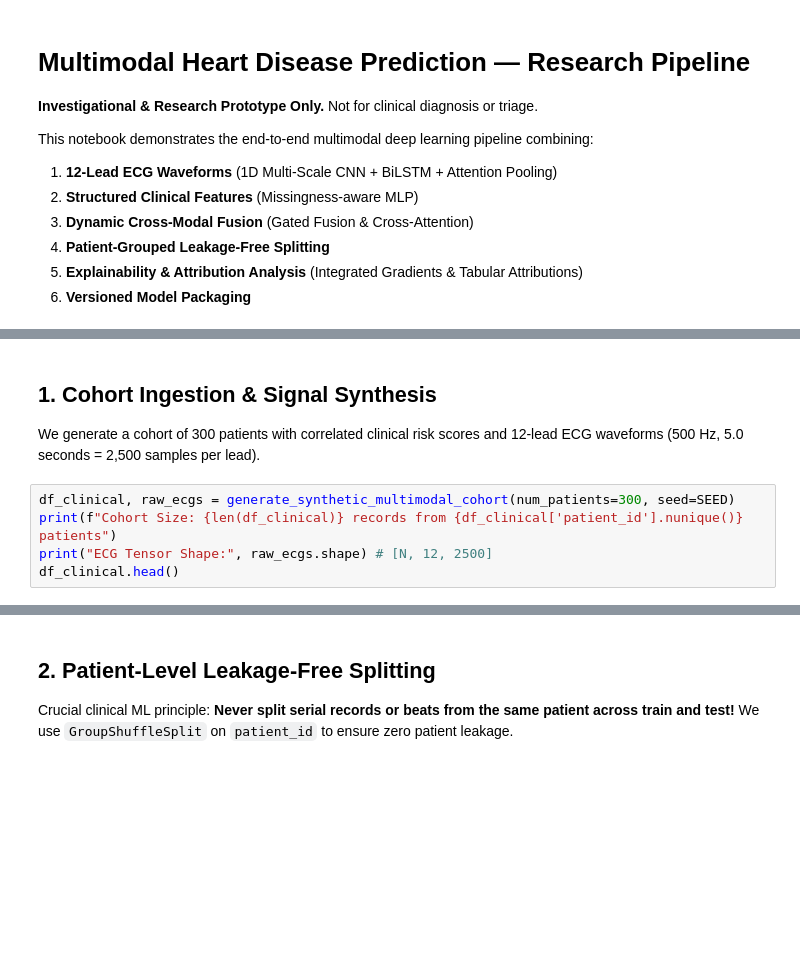
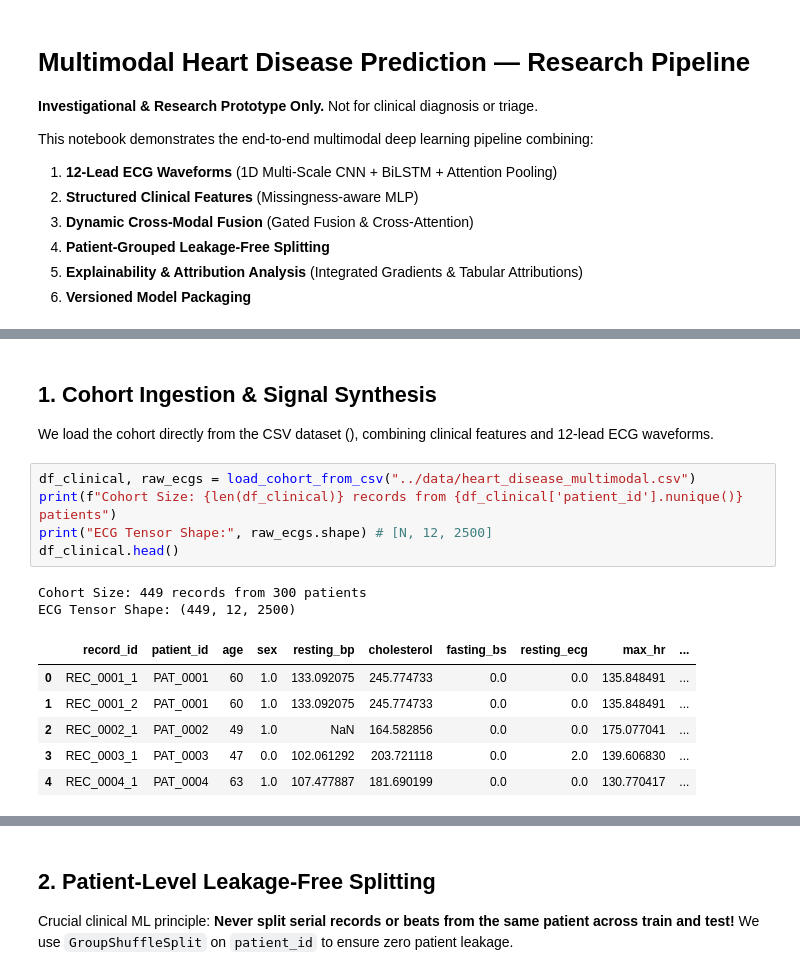
Before and after one commit to adarshgaurav1951/Multimodal-Deep-Learning-Framework-for-Heart-Disease-Prediction, a Jupyter notebook: notebooks/multimodal_heart_disease_pipeline.ipynb, the cells around one changed output, grey strips where cells are left out. Cells and saved outputs as stored; diff of their text form; blank space fills up the shorter version.

```diff
--- a/notebooks/multimodal_heart_disease_pipeline.ipynb
+++ b/notebooks/multimodal_heart_disease_pipeline.ipynb
@@ -39,9 +40,18 @@ print("Computation Device:", DEVICE)
 # %% [markdown]
 ## 1. Cohort Ingestion & Signal Synthesis
 
-We generate a cohort of 300 patients with correlated clinical risk scores and 12-lead ECG waveforms (500 Hz, 5.0 seconds = 2,500 samples per lead).
+We load the cohort directly from the CSV dataset (), combining clinical features and 12-lead ECG waveforms.
 # %%
-df_clinical, raw_ecgs = generate_synthetic_multimodal_cohort(num_patients=300, seed=SEED)
+df_clinical, raw_ecgs = load_cohort_from_csv("../data/heart_disease_multimodal.csv")
 print(f"Cohort Size: {len(df_clinical)} records from {df_clinical['patient_id'].nunique()} patients")
 print("ECG Tensor Shape:", raw_ecgs.shape) # [N, 12, 2500]
 df_clinical.head()
+# %% [output]
+Cohort Size: 449 records from 300 patients
+ECG Tensor Shape: (449, 12, 2500)
+|  | record_id | patient_id | age | sex | resting_bp | cholesterol | fasting_bs | resting_ecg | max_hr | ... |
+| 0 | REC_0001_1 | PAT_0001 | 60 | 1.0 | 133.092075 | 245.774733 | 0.0 | 0.0 | 135.848491 | ... |
+| 1 | REC_0001_2 | PAT_0001 | 60 | 1.0 | 133.092075 | 245.774733 | 0.0 | 0.0 | 135.848491 | ... |
+| 2 | REC_0002_1 | PAT_0002 | 49 | 1.0 | NaN | 164.582856 | 0.0 | 0.0 | 175.077041 | ... |
+| 3 | REC_0003_1 | PAT_0003 | 47 | 0.0 | 102.061292 | 203.721118 | 0.0 | 2.0 | 139.606830 | ... |
+| 4 | REC_0004_1 | PAT_0004 | 63 | 1.0 | 107.477887 | 181.690199 | 0.0 | 0.0 | 130.770417 | ... |
```
Also changed, not shown: parts of 9 cells of this notebook, 43 other files.
